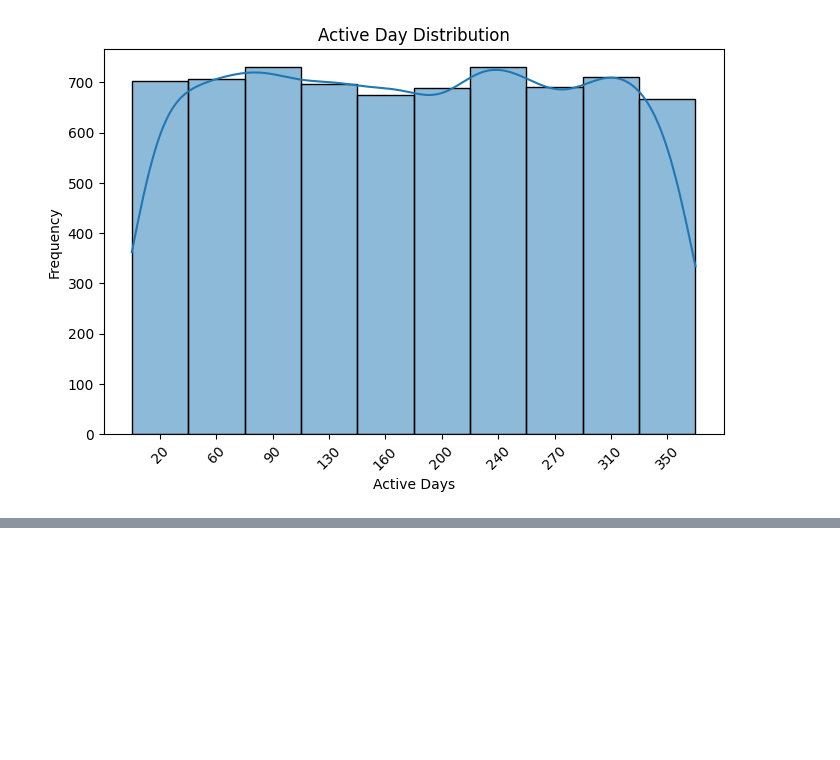
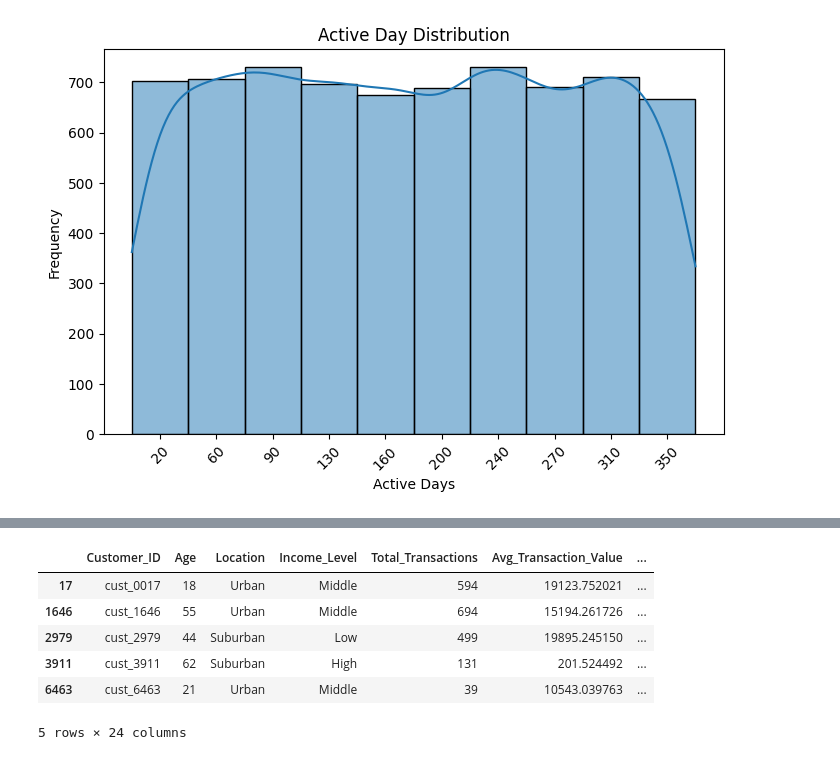
Before and after one commit to Dipsomancer/LTV, a Jupyter notebook: main.ipynb, the cells around one changed output, grey strips where cells are left out. Drawn from its saved outputs; the diff is of its cells as text; code cells hidden in the pictures; blank space fills up the shorter version.

```diff
--- a/main.ipynb
+++ b/main.ipynb
@@ -328,0 +361,21 @@ plt.show()
+# %%
+def calculate_ltv(df):
+    """
+    Calculates the Lifetime Value (LTV) for each customer in the given DataFrame.
+    The LTV is estimated using:
+    LTV = Estimated_Lifespan * Avg_Transactions_Per_Year * Avg_Transaction_Value
+    """
+
+    # Ensure no division by zero
+    df["Avg_Transaction_Value"] = df.apply(
+        lambda row: row["Total_Spent"] / row["Total_Transactions"] if row["Total_Transactions"] > 0 else 0,
+        axis=1
+    )
+
+    # Convert Active Days into Estimated Lifespan (years)
+    df["Estimated_Lifespan"] = df["Active_Days"] / 365
+
+    # Calculate LTV
+    df["LTV2"] = df["Estimated_Lifespan"] * df["Avg_Transactions_Per_Year"] * df["Avg_Transaction_Value"]
+
+    return df
@@ -328,0 +385,10 @@ plt.show()
+# %%
+df.sample(5)
+# %% [output]
+|  | Customer_ID | Age | Location | Income_Level | Total_Transactions | Avg_Transaction_Value | ... |
+| 17 | cust_0017 | 18 | Urban | Middle | 594 | 19123.752021 | ... |
+| 1646 | cust_1646 | 55 | Urban | Middle | 694 | 15194.261726 | ... |
+| 2979 | cust_2979 | 44 | Suburban | Low | 499 | 19895.245150 | ... |
+| 3911 | cust_3911 | 62 | Suburban | High | 131 | 201.524492 | ... |
+| 6463 | cust_6463 | 21 | Urban | Middle | 39 | 10543.039763 | ... |
+5 rows × 24 columns
```
Also changed, not shown: parts of 12 cells of this notebook.
